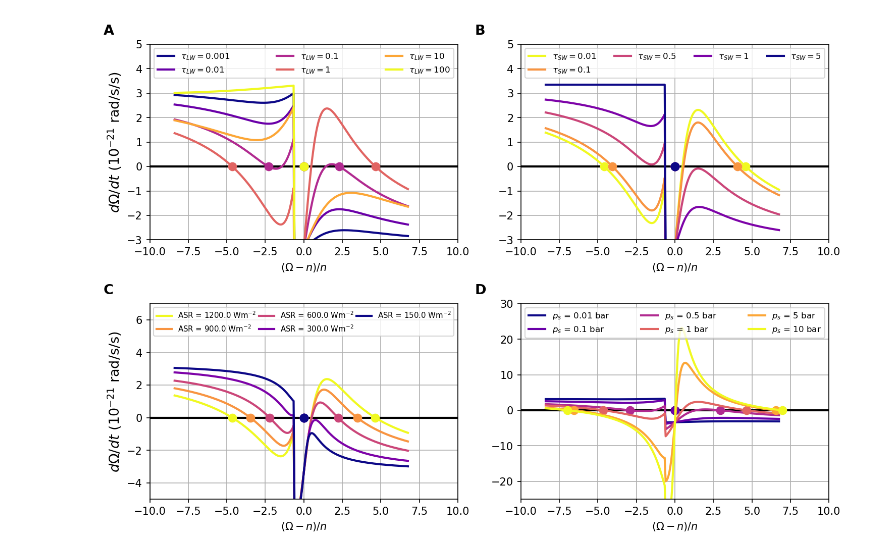
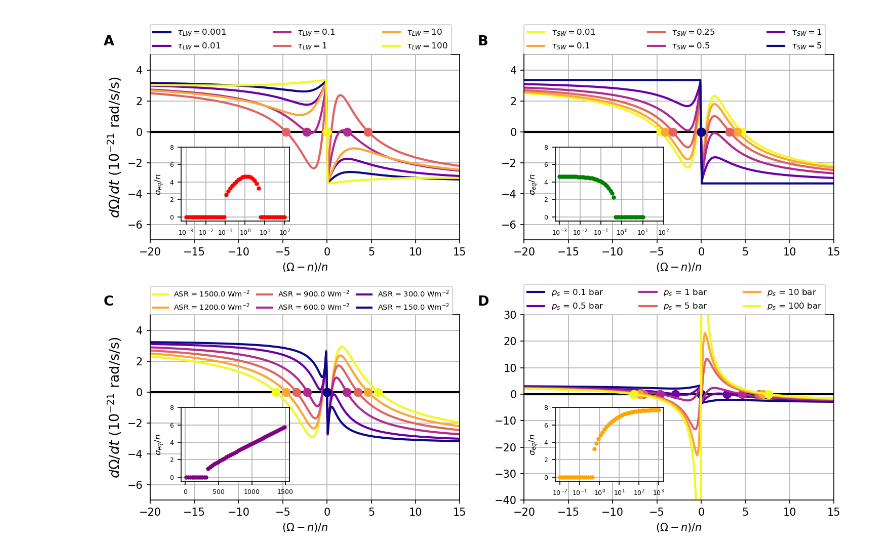
Before and after one commit to andreamsalazar/ExoTides_SW2024, a Jupyter notebook: src/Figure_4.ipynb, the cells around one changed output. Saved outputs shown, nothing was run; the diff lists cells and outputs as text; code cells hidden in the pictures.

```diff
--- a/src/Figure_4.ipynb
+++ b/src/Figure_4.ipynb
@@ -7,6 +7,8 @@ taulw_list_fig4 = [1e-3, 1e-2, 1e-1, 1, 10, 100]
 color= plt.cm.plasma(np.linspace(0,1,len(taulw_list_fig4)))
 M_fig4 = 0.7*M_sun
 a_fig4 = 0.33*AU
+S, n = S_from_a(M_fig4,a_fig4)
+k2 = 0.23
 Tg = gravitational_tide_torque(M_fig4, R_E, a_fig4, 100,100, k2, Omega_list, n)
 
 
@@ -22,14 +24,14 @@ for i in range(len(taulw_list_fig4)):
     ax[0,0].plot((Omega_list-n)/n, 1e21*(Ta + Tg)/I , '-', color = color[i], linewidth = 2,label = '$\\tau_{LW} = $' + str(taulw_list_fig4 [i]))
     ax[0,0].plot([-eq_rot_analytic/n, eq_rot_analytic/n], [0,0],'.', color = color[i],markersize = 15)
 
-ax[0,0].legend(ncol =3, mode='expand', fontsize=8)
+
 ax[0,0].grid()
 ax[0,0].set_ylabel('$d\Omega/dt$ ($10^{-21}$ rad/s/s)', fontsize = 13)
 ax[0,0].set_xlabel('$(\\Omega -n)/n$')
 
 
 
-tausw_list_fig4 = [1e-2, 1e-1, 0.5, 1, 5]
+tausw_list_fig4 = [1e-2, 1e-1,0.25,0.5, 1, 5]
 color= plt.cm.plasma_r(np.linspace(0,1,len(tausw_list_fig4)))
 for i in range(len(tausw_list_fig4)):
     S, n = S_from_a(M_fig4,a_fig4)
@@ -43,7 +45,7 @@ ax[0,1].set_xlabel('$(\\Omega -n)/n$')
 
 
 
-alpha_list_fig4 = [0.2,0.4,0.6,0.8,0.9]
+alpha_list_fig4 = [0,0.2,0.4,0.6,0.8,0.9]
 color= plt.cm.plasma_r(np.linspace(0,1,len(alpha_list_fig4)))
 for i in range(len(alpha_list_fig4)):
     S, n = S_from_a(M_fig4,a_fig4)
@@ -59,7 +61,7 @@ ax[1,0].set_xlabel('$(\\Omega -n)/n$')
 
 
 
-ps_list_fig4 = [1e-2, 1e-1, 0.5,1, 5,10]
+ps_list_fig4 = [1e-1, 0.5,1, 5,10,100]
 color= plt.cm.plasma(np.linspace(0,1,len(ps_list_fig4)))
 for i in range(len(ps_list_fig4)):
     S, n = S_from_a(M_fig4,a_fig4)
@@ -74,20 +76,77 @@ ax[1,1].set_xlabel('$(\\Omega -n)/n$')
 
 
 
-ax[0,0].set_xlim(-10,10)
-ax[0,1].set_xlim(-10,10)
-ax[1,0].set_xlim(-10,10)
-ax[1,1].set_xlim(-10,10)
+ax[0,0].set_xlim(-20,15)
+ax[0,1].set_xlim(-20,15)
+ax[1,0].set_xlim(-20,15)
+ax[1,1].set_xlim(-20,15)
 
-ax[0,0].set_ylim(-3,5)
-ax[0,1].set_ylim(-3,5)
-ax[1,0].set_ylim(-5,7)
-ax[1,1].set_ylim(-25,30)
+ax[0,0].set_ylim(-7,5)
+ax[0,1].set_ylim(-7,5)
+ax[1,0].set_ylim(-7,5)
+ax[1,1].set_ylim(-40,30)
+
+ax[0,0].legend(ncol =3, mode='expand', fontsize=8, loc = (0,1))
+ax[0,1].legend(ncol =3, mode='expand', fontsize=8, loc = (0,1))
+ax[1,0].legend(ncol =3, mode='expand', fontsize=7, loc = (0,1))
+ax[1,1].legend(ncol =3, mode='expand', fontsize=8, loc = (0,1))
 
 ax[0,0].text(-0.15, 1.05,'A', transform=ax[0,0].transAxes, size=13, weight='bold')
 ax[0,1].text(-0.15, 1.05,'B', transform=ax[0,1].transAxes, size=13, weight='bold')
 ax[1,0].text(-0.15, 1.05,'C', transform=ax[1,0].transAxes, size=13, weight='bold')
 ax[1,1].text(-0.15, 1.05,'D', transform=ax[1,1].transAxes, size=13, weight='bold')
 
-#plt.savefig('./Paper Plots/SW_2024_Figure4.pdf', bbox_inches = 'tight')
+## add inset eq. rot plots
+taulw_list_fig4 = 10**np.linspace(-3,2, 50)
+tausw_list_fig4 = 10**np.linspace(-3,1, 50)
+alpha_list_fig4 = np.linspace(0.01,0.99, 50)
+ps_list_fig4 = 10**np.linspace(-2,3,50)
+
+
+
+
+from mpl_toolkits.axes_grid1.inset_locator import inset_axes
+ax2 = ax[0,0].inset_axes([0.1, 0.1, 0.35, 0.4])
+ax3 = ax[0,1].inset_axes([0.1, 0.1, 0.35, 0.4])
+ax4 = ax[1,0].inset_axes([0.1, 0.1, 0.35, 0.4])
+ax5 = ax[1,1].inset_axes([0.1, 0.1, 0.35, 0.4])
+
+for i in range(len(taulw_list_fig4)):
+    ax2.plot(taulw_list_fig4[i], eq_rotation_ana(M_fig4, R_E, a_fig4,0.2, 0.0001,taulw_list_fig4[i], 1*bar, 100, 100, k2)/2/n, 'r.')
+    ax3.plot(tausw_list_fig4[i], eq_rotation_ana(M_fig4, R_E, a_fig4,0.2, tausw_list_fig4[i], 1,1*bar, 100, 100, k2)/2/n, 'g.')
+    ax4.plot(S*(1-alpha_list_fig4[i]), eq_rotation_ana(M_fig4, R_E, a_fig4,alpha_list_fig4[i], 0.0001,1, 1*bar, 100, 100, k2)/2/n, '.', color = 'purple')
+    ax5.plot(ps_list_fig4[i], eq_rotation_ana(M_fig4, R_E, a_fig4, 0.2, 0.0001,1, ps_list_fig4[i]*bar, 100, 100, k2)/2/n, '.', color = 'orange')
+
+ax2.grid()
+ax2.set_ylim(-0.5,8)
+ax2.set_xscale('log')
+ax2.set_xticks([1e-3,1e-2,1e-1,1,10,100])
+ax2.set_ylabel('$\sigma_{eq}/n$', fontsize=8)
+ax2.tick_params(axis='both', which='major', labelsize=6)
+ax2.tick_params(axis='both', which='minor', labelsize=6)
+
+ax3.grid()
+ax3.set_ylim(-0.5,8)
+ax3.set_xscale('log')
+ax3.set_xticks([1e-3,1e-2,1e-1,1,10,100])
+ax3.set_ylabel('$\sigma_{eq}/n$', fontsize=8)
+ax3.tick_params(axis='both', which='major', labelsize=6)
+ax3.tick_params(axis='both', which='minor', labelsize=6)
+
+ax4.grid()
+ax4.set_ylim(-0.5,8)
+ax4.set_ylabel('$\sigma_{eq}/n$', fontsize=8)
+ax4.tick_params(axis='both', which='major', labelsize=6)
+ax4.tick_params(axis='both', which='minor', labelsize=6)
+
+ax5.grid()
+ax5.set_xscale('log')
+ax5.set_ylim(-0.5,8)
+ax5.set_xticks([1e-2,1e-1,1,10,100, 1000])
+ax5.set_ylabel('$\sigma_{eq}/n$', fontsize=8)
+ax5.tick_params(axis='both', which='major', labelsize=6)
+ax5.tick_params(axis='both', which='minor', labelsize=6)
+
+
+plt.savefig('./Paper Plots/SW_2024_Figure4.pdf', bbox_inches = 'tight')
 # %% [output]
@@ -95 +153 @@ Text(-0.15, 1.05, 'D')
-[figure, old version]
+[figure, new version]
```
Also changed, not shown: parts of 5 cells of this notebook, 2 other files.
